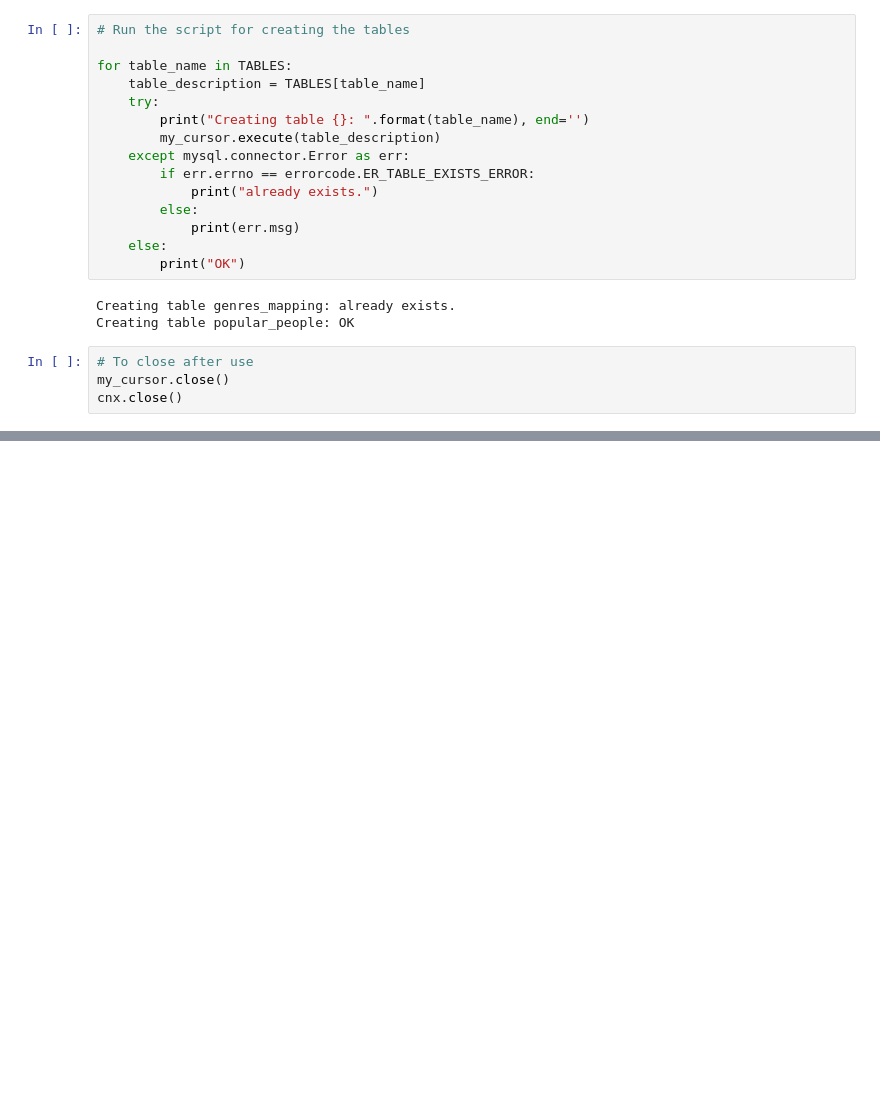
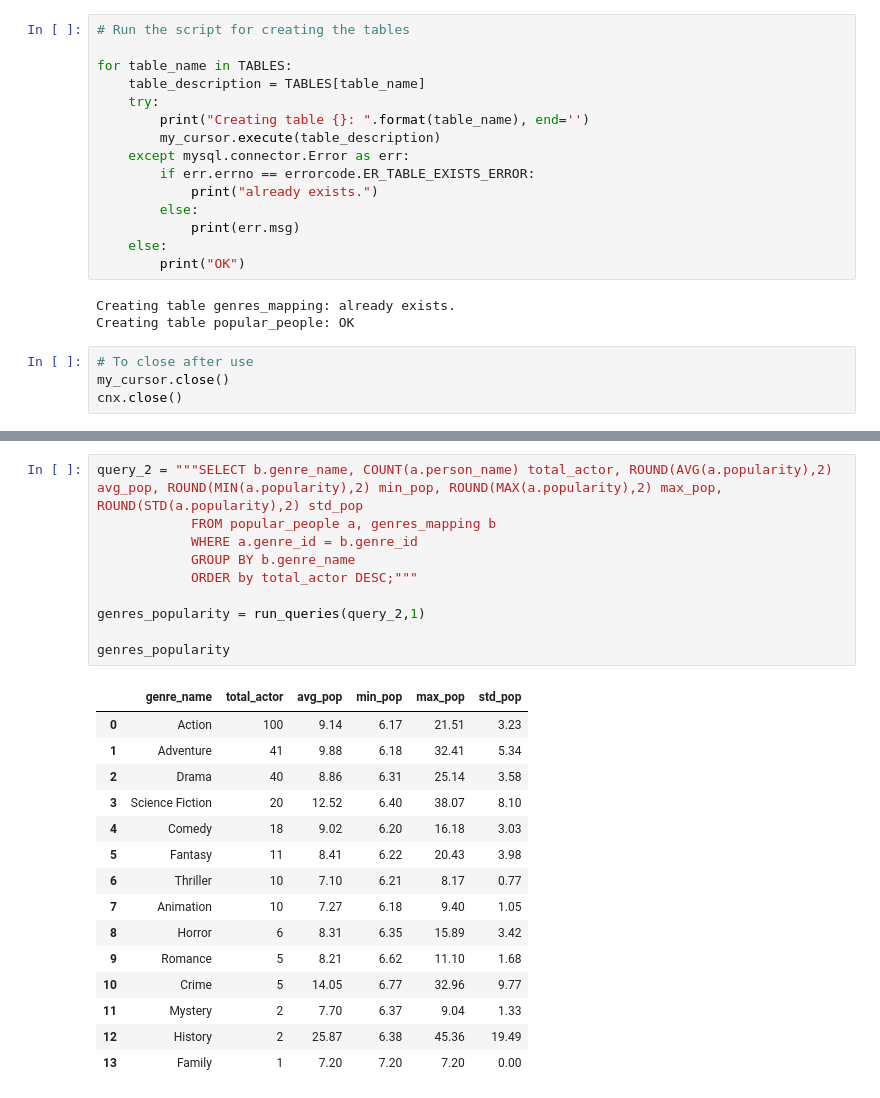
Before and after one commit to xxristoskk/microflix, a Jupyter notebook: getting-data-themovie-db.ipynb, the cells around one changed output, grey strips where cells are left out. Cells and saved outputs as stored; diff of their text form; blank space fills up the shorter version.

```diff
--- a/getting-data-themovie-db.ipynb
+++ b/getting-data-themovie-db.ipynb
@@ -349,0 +390,26 @@ INSERT INTO popular_people (person_id, popularity, name, genre_id, title) VALUES
+# %%
+query_2 = """SELECT b.genre_name, COUNT(a.person_name) total_actor, ROUND(AVG(a.popularity),2) avg_pop, ROUND(MIN(a.popularity),2) min_pop, ROUND(MAX(a.popularity),2) max_pop, ROUND(STD(a.popularity),2) std_pop
+            FROM popular_people a, genres_mapping b
+            WHERE a.genre_id = b.genre_id
+            GROUP BY b.genre_name
+            ORDER by total_actor DESC;"""
+
+genres_popularity = run_queries(query_2,1)
+
+genres_popularity
+# %% [output]
+|  | genre_name | total_actor | avg_pop | min_pop | max_pop | std_pop |
+| 0 | Action | 100 | 9.14 | 6.17 | 21.51 | 3.23 |
+| 1 | Adventure | 41 | 9.88 | 6.18 | 32.41 | 5.34 |
+| 2 | Drama | 40 | 8.86 | 6.31 | 25.14 | 3.58 |
+| 3 | Science Fiction | 20 | 12.52 | 6.40 | 38.07 | 8.10 |
+| 4 | Comedy | 18 | 9.02 | 6.20 | 16.18 | 3.03 |
+| 5 | Fantasy | 11 | 8.41 | 6.22 | 20.43 | 3.98 |
+| 6 | Thriller | 10 | 7.10 | 6.21 | 8.17 | 0.77 |
+| 7 | Animation | 10 | 7.27 | 6.18 | 9.40 | 1.05 |
+| 8 | Horror | 6 | 8.31 | 6.35 | 15.89 | 3.42 |
+| 9 | Romance | 5 | 8.21 | 6.62 | 11.10 | 1.68 |
+| 10 | Crime | 5 | 14.05 | 6.77 | 32.96 | 9.77 |
+| 11 | Mystery | 2 | 7.70 | 6.37 | 9.04 | 1.33 |
+| 12 | History | 2 | 25.87 | 6.38 | 45.36 | 19.49 |
+| 13 | Family | 1 | 7.20 | 7.20 | 7.20 | 0.00 |
```
Also changed, not shown: parts of 30 cells of this notebook, 2 other files.
